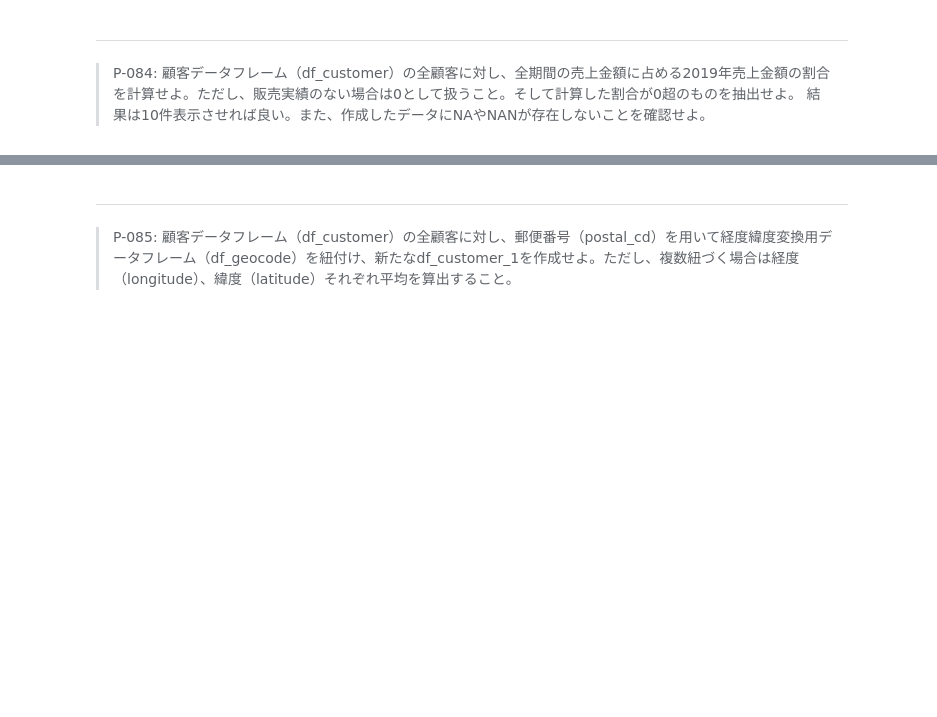
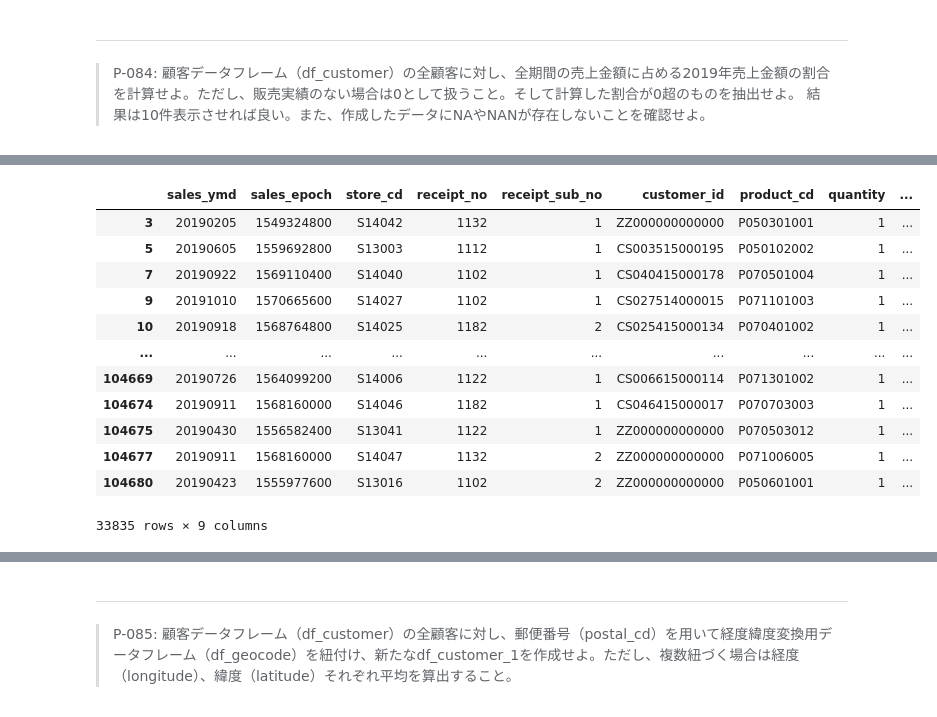
Before and after one commit to fintalk/koan, a Jupyter notebook: 100knock/submit/Shishizo/100_knock_Python(Shishizo).ipynb, the cells around one changed output, grey strips where cells are left out. Cells and saved outputs as stored; diff of their text form; code cells hidden in the pictures; blank space fills up the shorter version.

```diff
--- a/100knock/submit/Shishizo/100_knock_Python(Shishizo).ipynb
+++ b/100knock/submit/Shishizo/100_knock_Python(Shishizo).ipynb
@@ -2401,3 +2764,6 @@ df71
 # %% [markdown]
 ---
 > P-084: 顧客データフレーム（df_customer）の全顧客に対し、全期間の売上金額に占める2019年売上金額の割合を計算せよ。ただし、販売実績のない場合は0として扱うこと。そして計算した割合が0超のものを抽出せよ。 結果は10件表示させれば良い。また、作成したデータにNAやNANが存在しないことを確認せよ。
+# %%
+df84_receipt = df_receipt.copy()
+df84_receipt.dtypes
@@ -2403,0 +2781,17 @@ df71
+# %%
+df84_receipt_2019 = df84_receipt[(df84_receipt["sales_ymd"] > 20181231) & (df84_receipt["sales_ymd"] < 20200101)]
+df84_receipt_2019
+# %% [output]
+|  | sales_ymd | sales_epoch | store_cd | receipt_no | receipt_sub_no | customer_id | product_cd | quantity | ... |
+| 3 | 20190205 | 1549324800 | S14042 | 1132 | 1 | ZZ000000000000 | P050301001 | 1 | ... |
+| 5 | 20190605 | 1559692800 | S13003 | 1112 | 1 | CS003515000195 | P050102002 | 1 | ... |
+| 7 | 20190922 | 1569110400 | S14040 | 1102 | 1 | CS040415000178 | P070501004 | 1 | ... |
+| 9 | 20191010 | 1570665600 | S14027 | 1102 | 1 | CS027514000015 | P071101003 | 1 | ... |
+| 10 | 20190918 | 1568764800 | S14025 | 1182 | 2 | CS025415000134 | P070401002 | 1 | ... |
+| ... | ... | ... | ... | ... | ... | ... | ... | ... | ... |
+| 104669 | 20190726 | 1564099200 | S14006 | 1122 | 1 | CS006615000114 | P071301002 | 1 | ... |
+| 104674 | 20190911 | 1568160000 | S14046 | 1182 | 1 | CS046415000017 | P070703003 | 1 | ... |
+| 104675 | 20190430 | 1556582400 | S13041 | 1122 | 1 | ZZ000000000000 | P070503012 | 1 | ... |
+| 104677 | 20190911 | 1568160000 | S14047 | 1132 | 2 | ZZ000000000000 | P071006005 | 1 | ... |
+| 104680 | 20190423 | 1555977600 | S13016 | 1102 | 2 | ZZ000000000000 | P050601001 | 1 | ... |
+33835 rows × 9 columns
```
Also changed, not shown: parts of 43 cells of this notebook.
